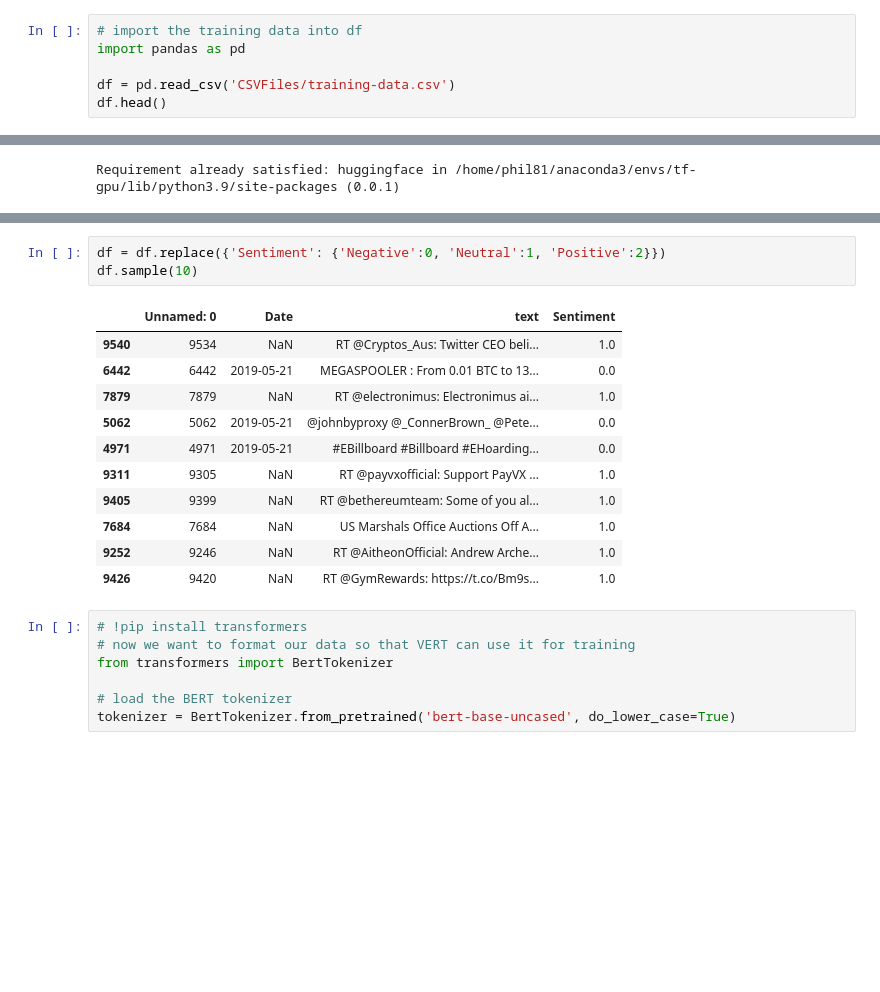
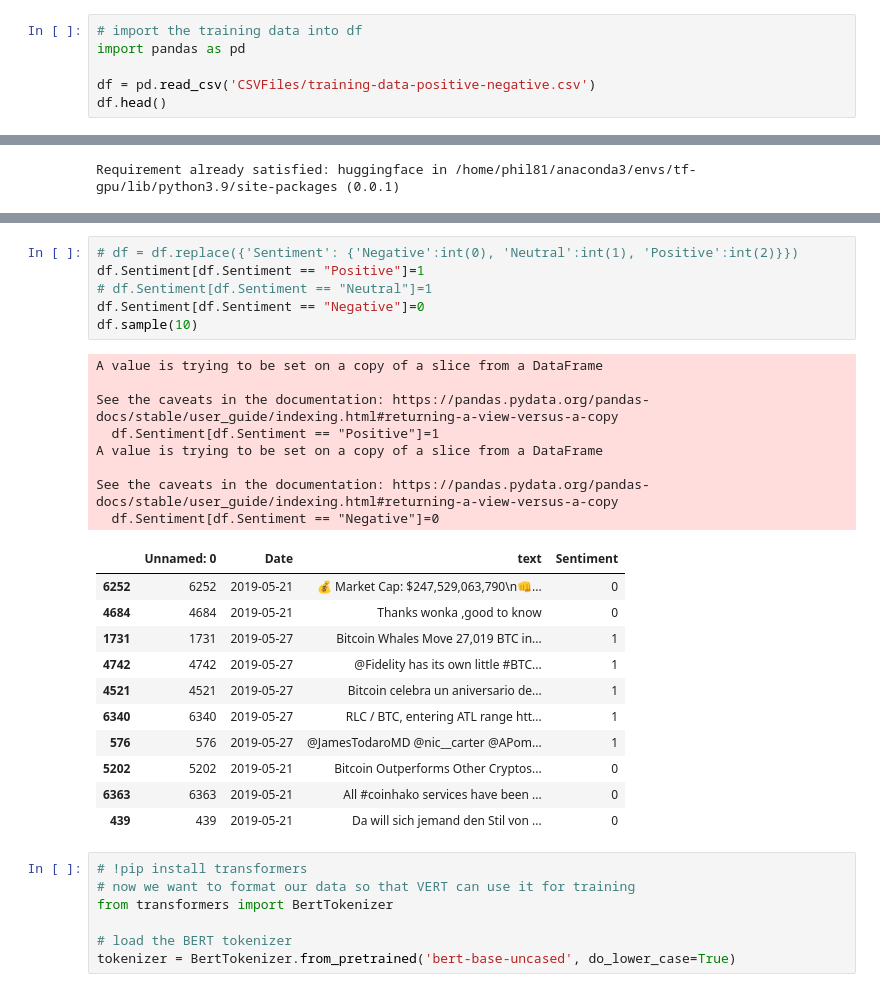
Before and after one commit to PhilipCappello/FineTuningBert, a Jupyter notebook: FineTuningBert.ipynb, the cells around one changed output, grey strips where cells are left out. Saved outputs shown, nothing was run; the diff lists cells and outputs as text; blank space fills up the shorter version.

```diff
--- a/FineTuningBert.ipynb
+++ b/FineTuningBert.ipynb
@@ -54,7 +52,7 @@ We will use the GPU: NVIDIA GeForce GTX 1070
 # import the training data into df
 import pandas as pd
 
-df = pd.read_csv('CSVFiles/training-data.csv')
+df = pd.read_csv('CSVFiles/training-data-positive-negative.csv')
 df.head()
 # %% [output]
 |  | Unnamed: 0 | Date | text | Sentiment |
@@ -84,18 +82,29 @@ Number of training sentences: 10,006
 # %%
-df = df.replace({'Sentiment': {'Negative':0, 'Neutral':1, 'Positive':2}})
+# df = df.replace({'Sentiment': {'Negative':int(0), 'Neutral':int(1), 'Positive':int(2)}})
+df.Sentiment[df.Sentiment == "Positive"]=1
+# df.Sentiment[df.Sentiment == "Neutral"]=1
+df.Sentiment[df.Sentiment == "Negative"]=0
 df.sample(10)
 # %% [output]
+A value is trying to be set on a copy of a slice from a DataFrame
+
+See the caveats in the documentation: https://pandas.pydata.org/pandas-docs/stable/user_guide/indexing.html#returning-a-view-versus-a-copy
+  df.Sentiment[df.Sentiment == "Positive"]=1
+A value is trying to be set on a copy of a slice from a DataFrame
+
+See the caveats in the documentation: https://pandas.pydata.org/pandas-docs/stable/user_guide/indexing.html#returning-a-view-versus-a-copy
+  df.Sentiment[df.Sentiment == "Negative"]=0
 |  | Unnamed: 0 | Date | text | Sentiment |
-| 9540 | 9534 | NaN | RT @Cryptos_Aus: Twitter CEO beli... | 1.0 |
-| 6442 | 6442 | 2019-05-21 | MEGASPOOLER : From 0.01 BTC to 13... | 0.0 |
-| 7879 | 7879 | NaN | RT @electronimus: Electronimus ai... | 1.0 |
-| 5062 | 5062 | 2019-05-21 | @johnbyproxy @_ConnerBrown_ @Pete... | 0.0 |
-| 4971 | 4971 | 2019-05-21 | #EBillboard #Billboard #EHoarding... | 0.0 |
-| 9311 | 9305 | NaN | RT @payvxofficial: Support PayVX ... | 1.0 |
-| 9405 | 9399 | NaN | RT @bethereumteam: Some of you al... | 1.0 |
-| 7684 | 7684 | NaN | US Marshals Office Auctions Off A... | 1.0 |
-| 9252 | 9246 | NaN | RT @AitheonOfficial: Andrew Arche... | 1.0 |
-| 9426 | 9420 | NaN | RT @GymRewards: https://t.co/Bm9s... | 1.0 |
+| 6252 | 6252 | 2019-05-21 | 💰 Market Cap: $247,529,063,790\n👊... | 0 |
+| 4684 | 4684 | 2019-05-21 | Thanks wonka ,good to know | 0 |
+| 1731 | 1731 | 2019-05-27 | Bitcoin Whales Move 27,019 BTC in... | 1 |
+| 4742 | 4742 | 2019-05-27 | @Fidelity has its own little #BTC... | 1 |
+| 4521 | 4521 | 2019-05-27 | Bitcoin celebra un aniversario de... | 1 |
+| 6340 | 6340 | 2019-05-27 | RLC / BTC, entering ATL range htt... | 1 |
+| 576 | 576 | 2019-05-27 | @JamesTodaroMD @nic__carter @APom... | 1 |
+| 5202 | 5202 | 2019-05-21 | Bitcoin Outperforms Other Cryptos... | 0 |
+| 6363 | 6363 | 2019-05-21 | All #coinhako services have been ... | 0 |
+| 439 | 439 | 2019-05-21 | Da will sich jemand den Stil von ... | 0 |
 # %%
 # !pip install transformers
 # now we want to format our data so that VERT can use it for training
```
Also changed, not shown: parts of 18 cells of this notebook, 3 other files.
